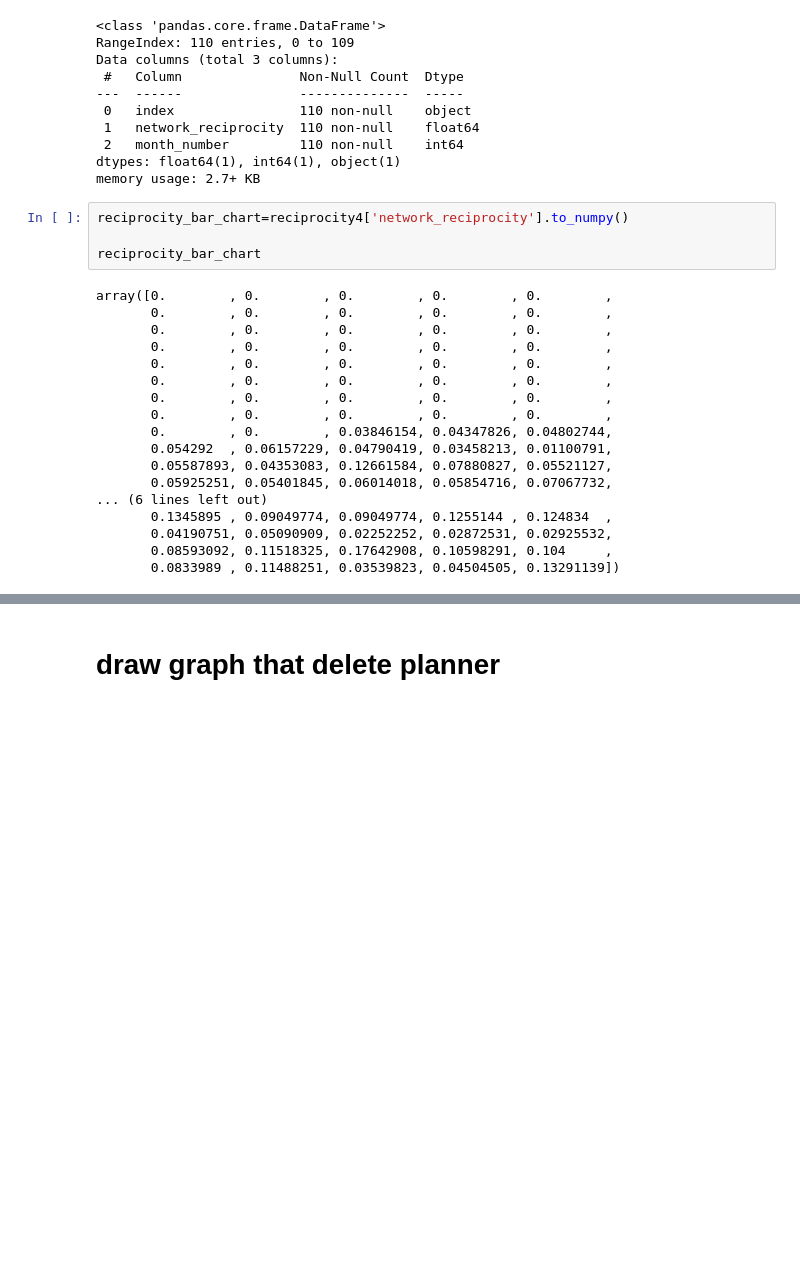
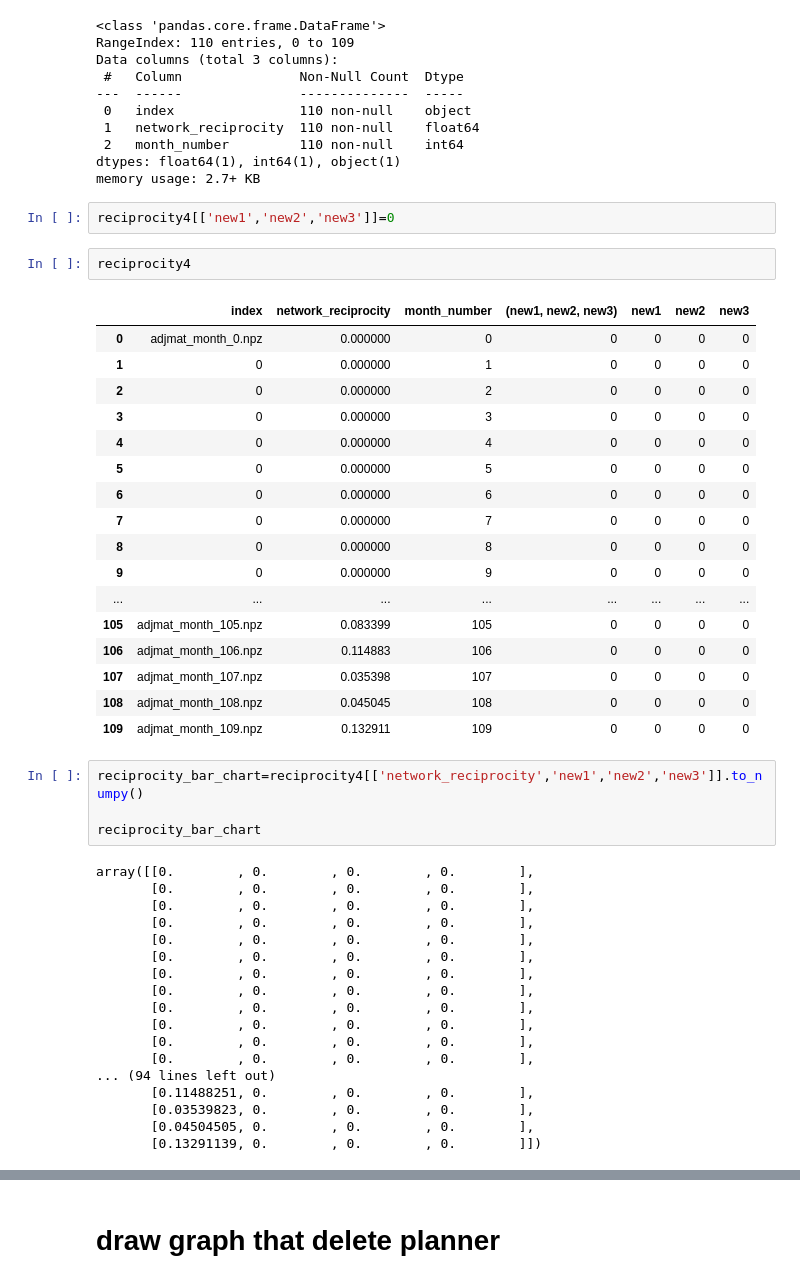
Before and after one commit to yijiawen1203/corruption_project, a Jupyter notebook: whole_network/4 centrality & density evaluation over time plot_edited by yijia 20230520.ipynb, the cells around one changed output, grey strips where cells are left out. Drawn from its saved outputs; the diff is of its cells as text; blank space fills up the shorter version.

```diff
--- a/whole_network/4 centrality & density evaluation over time plot_edited by yijia 20230520.ipynb
+++ b/whole_network/4 centrality & density evaluation over time plot_edited by yijia 20230520.ipynb
@@ -1108,28 +1032,50 @@ Data columns (total 3 columns):
  2   month_number         110 non-null    int64
 dtypes: float64(1), int64(1), object(1)
 memory usage: 2.7+ KB
+# %%
+reciprocity4[['new1','new2','new3']]=0
+# %%
+reciprocity4
+# %% [output]
+|  | index | network_reciprocity | month_number | (new1, new2, new3) | new1 | new2 | new3 |
+| 0 | adjmat_month_0.npz | 0.000000 | 0 | 0 | 0 | 0 | 0 |
+| 1 | 0 | 0.000000 | 1 | 0 | 0 | 0 | 0 |
+| 2 | 0 | 0.000000 | 2 | 0 | 0 | 0 | 0 |
+| 3 | 0 | 0.000000 | 3 | 0 | 0 | 0 | 0 |
+| 4 | 0 | 0.000000 | 4 | 0 | 0 | 0 | 0 |
+| 5 | 0 | 0.000000 | 5 | 0 | 0 | 0 | 0 |
+| 6 | 0 | 0.000000 | 6 | 0 | 0 | 0 | 0 |
+| 7 | 0 | 0.000000 | 7 | 0 | 0 | 0 | 0 |
+| 8 | 0 | 0.000000 | 8 | 0 | 0 | 0 | 0 |
+| 9 | 0 | 0.000000 | 9 | 0 | 0 | 0 | 0 |
+| ... | ... | ... | ... | ... | ... | ... | ... |
+| 105 | adjmat_month_105.npz | 0.083399 | 105 | 0 | 0 | 0 | 0 |
+| 106 | adjmat_month_106.npz | 0.114883 | 106 | 0 | 0 | 0 | 0 |
+| 107 | adjmat_month_107.npz | 0.035398 | 107 | 0 | 0 | 0 | 0 |
+| 108 | adjmat_month_108.npz | 0.045045 | 108 | 0 | 0 | 0 | 0 |
+| 109 | adjmat_month_109.npz | 0.132911 | 109 | 0 | 0 | 0 | 0 |
 # %%
-reciprocity_bar_chart=reciprocity4['network_reciprocity'].to_numpy()
+reciprocity_bar_chart=reciprocity4[['network_reciprocity','new1','new2','new3']].to_numpy()
 
 reciprocity_bar_chart
 # %% [output]
-array([0.        , 0.        , 0.        , 0.        , 0.        ,
-       0.        , 0.        , 0.        , 0.        , 0.        ,
-       0.        , 0.        , 0.        , 0.        , 0.        ,
-       0.        , 0.        , 0.        , 0.        , 0.        ,
-       0.        , 0.        , 0.        , 0.        , 0.        ,
-       0.        , 0.        , 0.        , 0.        , 0.        ,
-       0.        , 0.        , 0.        , 0.        , 0.        ,
-       0.        , 0.        , 0.        , 0.        , 0.        ,
-       0.        , 0.        , 0.03846154, 0.04347826, 0.04802744,
-       0.054292  , 0.06157229, 0.04790419, 0.03458213, 0.01100791,
-       0.05587893, 0.04353083, 0.12661584, 0.07880827, 0.05521127,
-       0.05925251, 0.05401845, 0.06014018, 0.05854716, 0.07067732,
-... (6 lines left out)
-       0.1345895 , 0.09049774, 0.09049774, 0.1255144 , 0.124834  ,
-       0.04190751, 0.05090909, 0.02252252, 0.02872531, 0.02925532,
-       0.08593092, 0.11518325, 0.17642908, 0.10598291, 0.104     ,
-       0.0833989 , 0.11488251, 0.03539823, 0.04504505, 0.13291139])
+array([[0.        , 0.        , 0.        , 0.        ],
+       [0.        , 0.        , 0.        , 0.        ],
+       [0.        , 0.        , 0.        , 0.        ],
+       [0.        , 0.        , 0.        , 0.        ],
+       [0.        , 0.        , 0.        , 0.        ],
+       [0.        , 0.        , 0.        , 0.        ],
+       [0.        , 0.        , 0.        , 0.        ],
+       [0.        , 0.        , 0.        , 0.        ],
+       [0.        , 0.        , 0.        , 0.        ],
+       [0.        , 0.        , 0.        , 0.        ],
+       [0.        , 0.        , 0.        , 0.        ],
+       [0.        , 0.        , 0.        , 0.        ],
+... (94 lines left out)
+       [0.11488251, 0.        , 0.        , 0.        ],
+       [0.03539823, 0.        , 0.        , 0.        ],
+       [0.04504505, 0.        , 0.        , 0.        ],
+       [0.13291139, 0.        , 0.        , 0.        ]])
 # %%
 reciprocity_bar_chart.shape
 # %% [output]
```
Also changed, not shown: parts of 11 cells of this notebook, 1 other file.
